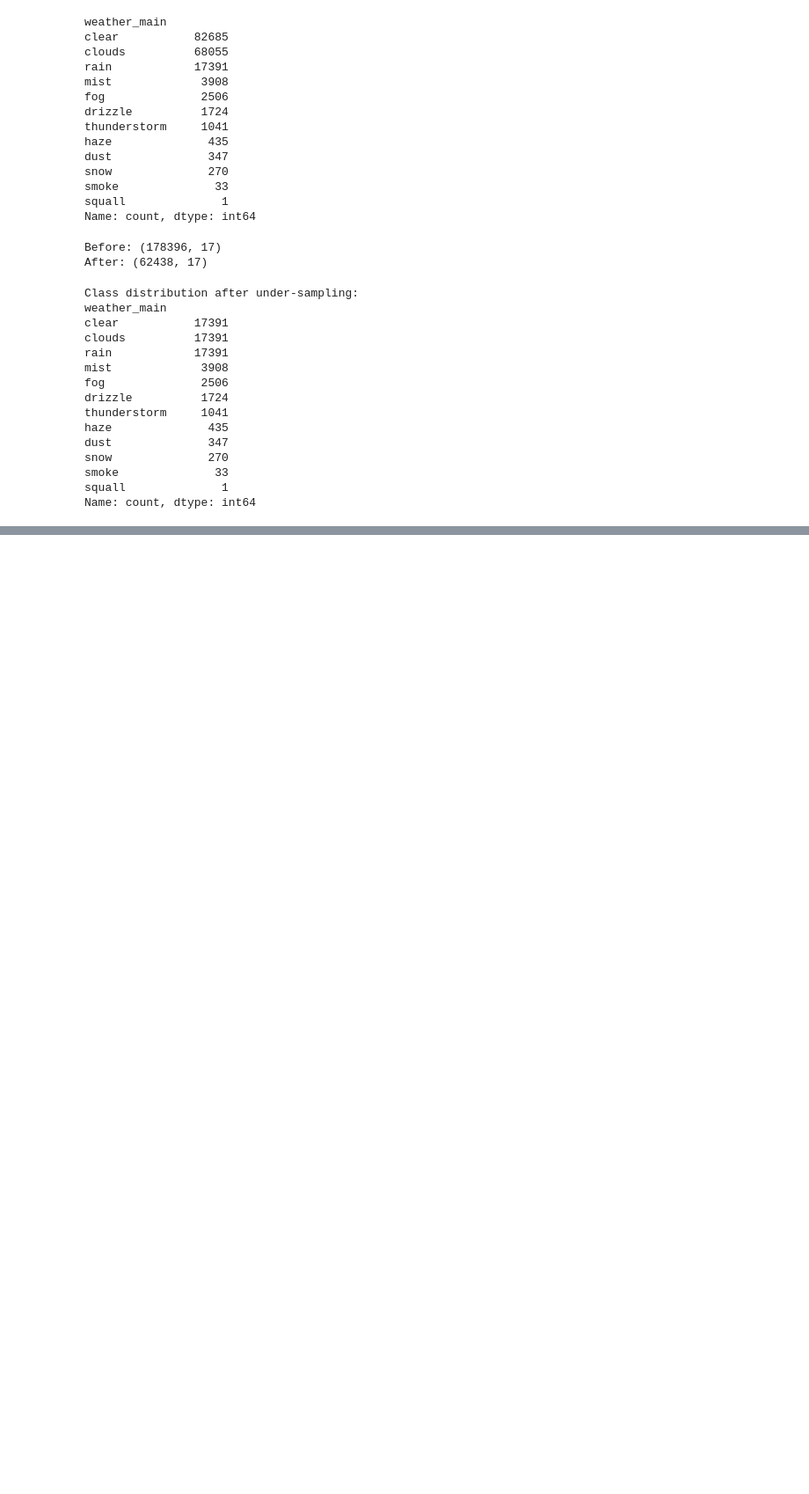
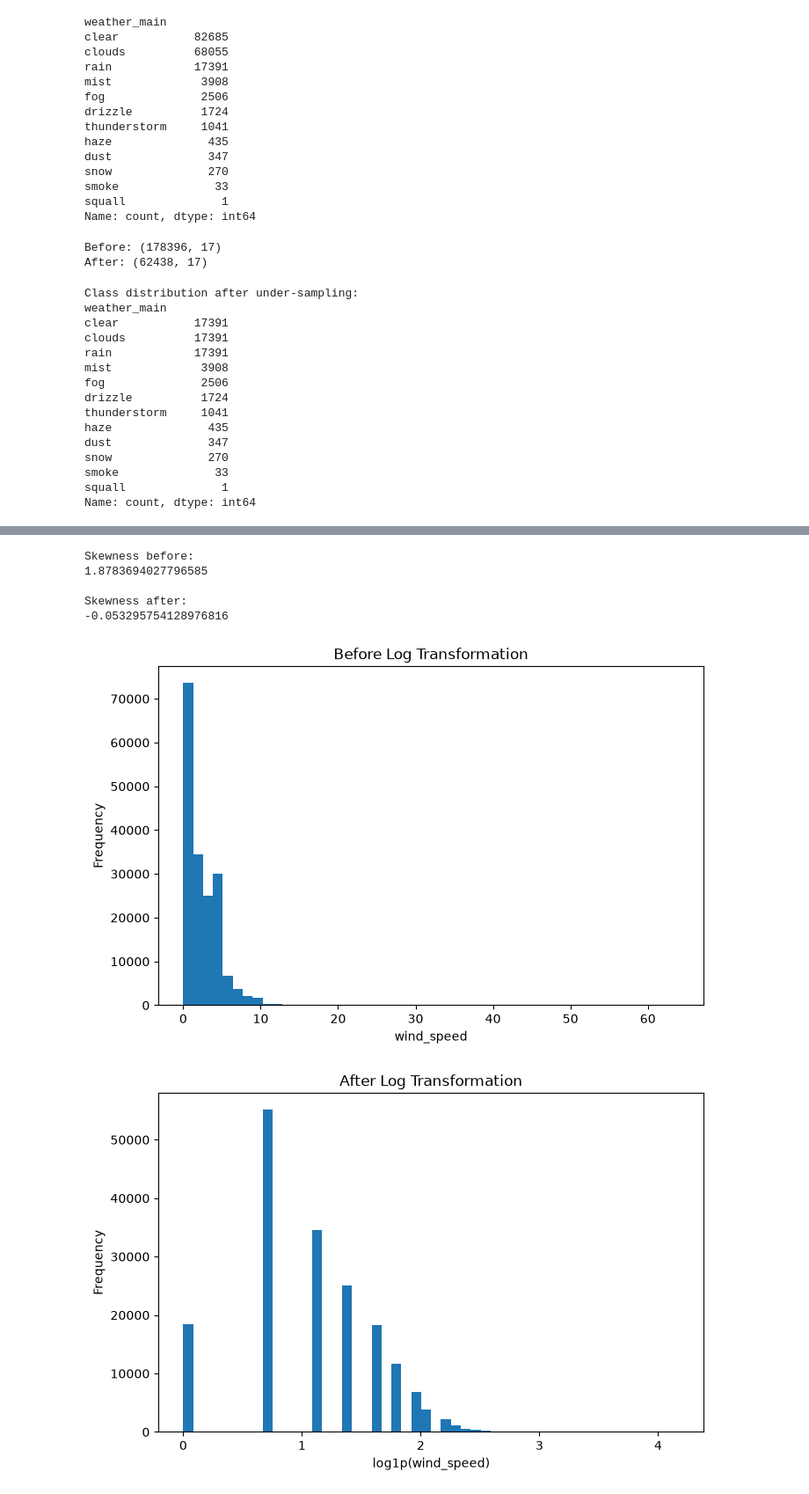
Before and after one commit to nguyenminhhieu108/Assignment_ls2, a Jupyter notebook: main.ipynb, the cells around one changed output, grey strips where cells are left out. Shown at 88% size. Cells and saved outputs as stored; diff of their text form; code cells hidden in the pictures; blank space fills up the shorter version.

```diff
--- a/main.ipynb
+++ b/main.ipynb
@@ -1470,0 +1536,46 @@ Name: count, dtype: int64
+# %%
+weather_bonus = weather_outlier_clean.copy()
+
+weather_bonus['wind_speed'] = np.log1p(
+    weather_bonus['wind_speed']
+)
+# %%
+# Kiểm tra độ lệch (skewness) trước và sau khi log-transform
+print("Skewness before:")
+print(weather_outlier_clean['wind_speed'].skew())
+
+print("\nSkewness after:")
+print(weather_bonus['wind_speed'].skew())
+# %% [output]
+Skewness before:
+1.8783694027796585
+
+Skewness after:
+-0.053295754128976816
+# %%
+plt.figure(figsize=(8, 5))
+
+plt.hist(
+    weather_outlier_clean['wind_speed'],
+    bins=50
+)
+
+plt.title('Before Log Transformation')
+plt.xlabel('wind_speed')
+plt.ylabel('Frequency')
+plt.show()
+
+plt.figure(figsize=(8, 5))
+
+plt.hist(
+    weather_bonus['wind_speed'],
+    bins=50
+)
+
+plt.title('After Log Transformation')
+plt.xlabel('log1p(wind_speed)')
+plt.ylabel('Frequency')
+plt.show()
+# %% [output]
+[figure, added]
+[figure, added]
```
Also changed, not shown: parts of 16 cells of this notebook.
